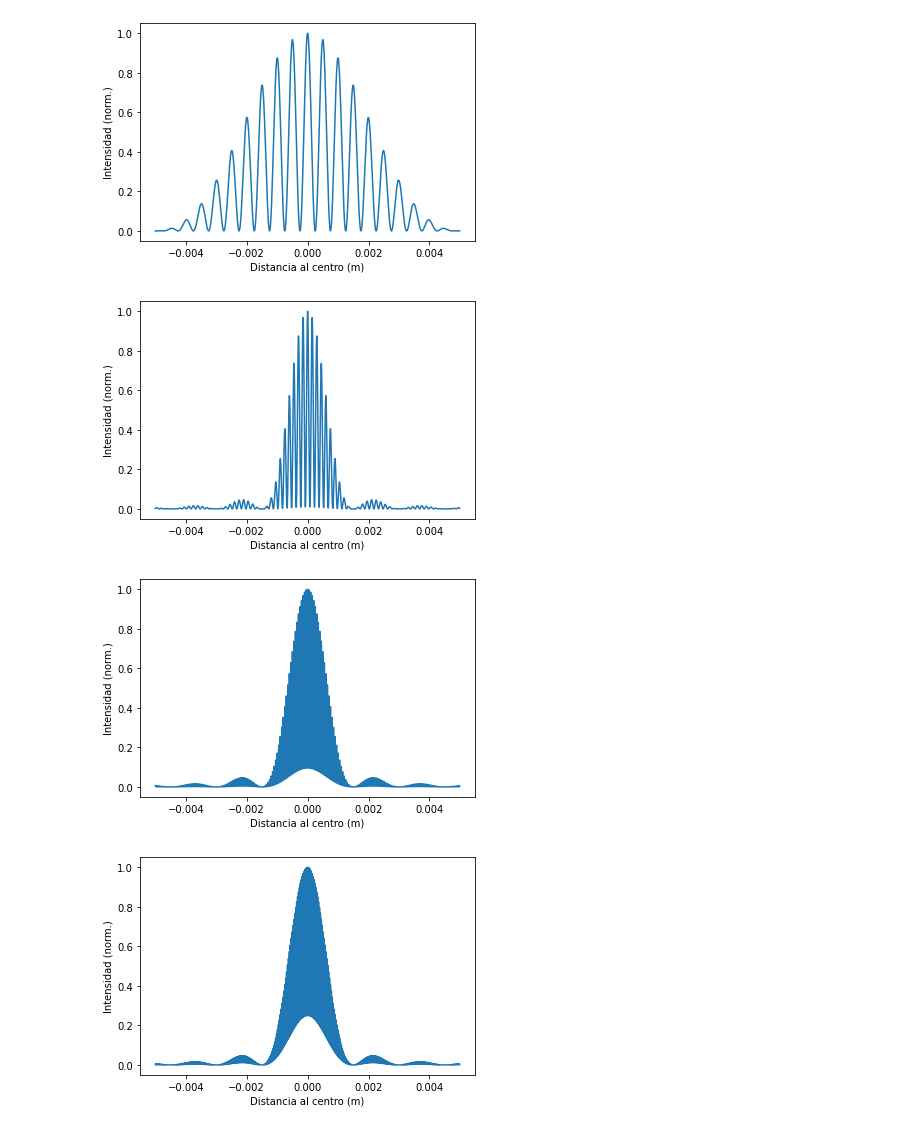
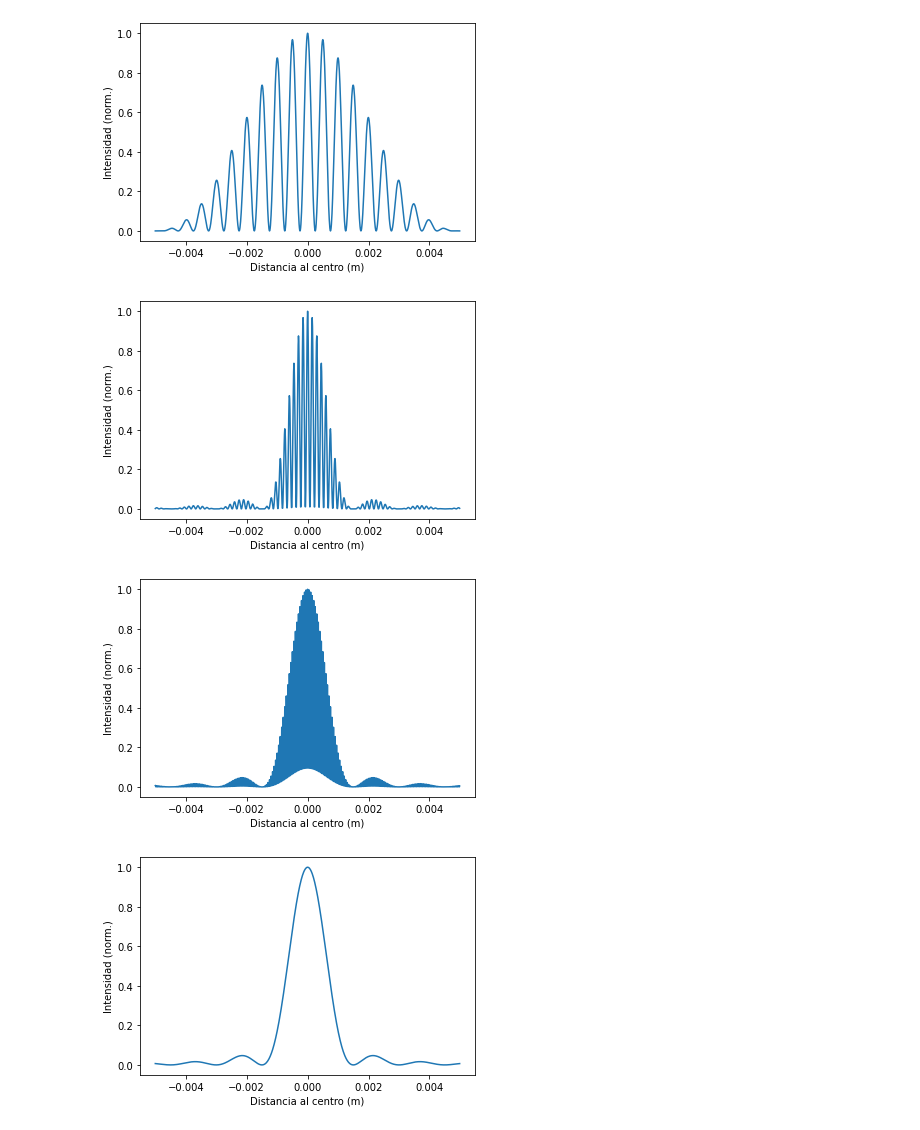
Before and after one commit to jjmartinezro/double_slit_particle_diffraction, a Jupyter notebook: doble_rendija.ipynb, the cells around one changed output. Cells and saved outputs as stored; diff of their text form; code cells hidden in the pictures.

```diff
--- a/doble_rendija.ipynb
+++ b/doble_rendija.ipynb
@@ -21,7 +21,7 @@ points = np.arange(-0.005,0.005,0.00001)
 slit_widths = [100*(10**-6), 150*(10**-6), 200*(10**-6)]
 wavelengths = [250*(10**-9), 500*(10**-9), 750*(10**-9)]
 screen_distances = [30*(10**-2), 50*(10**-2), 100*(10**-2)]
-distances_between_slits = [1*10**-3, 3*10**-3, 5*10**-3]
+distances_between_slits = [1*10**-3, 3*10**-3, 0]
 # %%
 # let's evaluate how changing the slit width affects the interference pattern
 for slit_width in slit_widths:
@@ -29,7 +29,7 @@ for slit_width in slit_widths:
   screen_distance = screen_distances[0]
   distance_between_slits = distances_between_slits[0]
   Y = double_slit_diffraction_intensity(slit_width, wavelength, screen_distance, distance_between_slits, points)
-  plot, = plt.plot(X,Y)
+  plot, = plt.plot(points,Y)
   plt.xlabel(f"Distancia al centro (m)")
   plt.ylabel("Intensidad (norm.)")
   plt.savefig(f"slit_width_{'{:.1e}'.format(float(slit_width))}.png")
@@ -45,7 +45,7 @@ for wavelength in wavelengths:
   screen_distance = screen_distances[0]
   distance_between_slits = distances_between_slits[0]
   Y = double_slit_diffraction_intensity(slit_width, wavelength, screen_distance, distance_between_slits, points)
-  plot, = plt.plot(X,Y)
+  plot, = plt.plot(points,Y)
   plt.xlabel(f"Distancia al centro (m)")
   plt.ylabel("Intensidad (norm.)")
   plt.savefig(f"wavelength{'{:.1e}'.format(float(wavelength))}.png")
@@ -61,7 +61,7 @@ for screen_distance in screen_distances:
   wavelength = wavelengths[1]
   distance_between_slits = distances_between_slits[0]
   Y = double_slit_diffraction_intensity(slit_width, wavelength, screen_distance, distance_between_slits, points)
-  plot, = plt.plot(X,Y)
+  plot, = plt.plot(points,Y)
   plt.xlabel(f"Distancia al centro (m)")
   plt.ylabel("Intensidad (norm.)")
   plt.savefig(f"screen_distance{'{:.1e}'.format(float(screen_distance))}.png")
@@ -71,18 +71,18 @@ for screen_distance in screen_distances:
 [figure]
 [figure]
 # %%
-# let's evaluate how changing the distance between slitsa affects the interference pattern
+# let's evaluate how changing the distance between slits affects the interference pattern
 for distance_between_slits in distances_between_slits:
   slit_width = slit_widths[0]
   wavelength = wavelengths[1]
   screen_distance = screen_distances[0]
   Y = double_slit_diffraction_intensity(slit_width, wavelength, screen_distance, distance_between_slits, points)
-  plot, = plt.plot(X,Y)
+  plot, = plt.plot(points,Y)
   plt.xlabel(f"Distancia al centro (m)")
   plt.ylabel("Intensidad (norm.)")
   plt.savefig(f"distance_between_slits{'{:.1e}'.format(float(distance_between_slits))}.png")
   plt.show()
 # %% [output]
 [figure]
 [figure]
-[figure, old version]
+[figure, new version]
```
Also changed, not shown: 1 other file.
